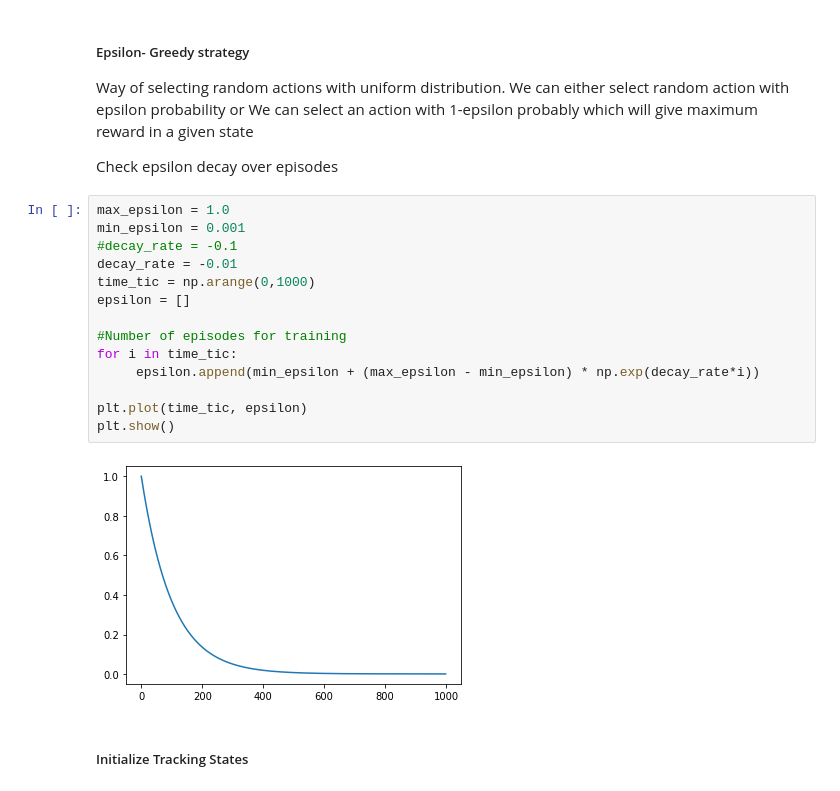
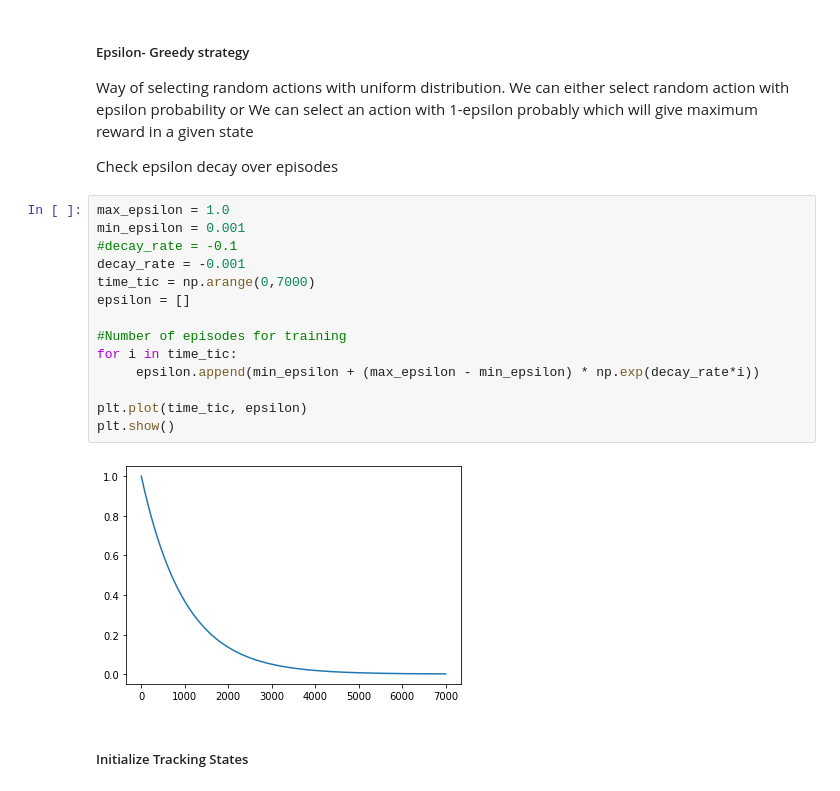
Before and after one commit to rramchan12/DeepRL-Scheduler-For-Taxi-Scheduling-Problem, a Jupyter notebook: DQN_Agent_Arch1_TFv1.ipynb, the cells around one changed output. Drawn from its saved outputs; the diff is of its cells as text.

```diff
--- a/DQN_Agent_Arch1_TFv1.ipynb
+++ b/DQN_Agent_Arch1_TFv1.ipynb
@@ -175,19 +202,19 @@ Check epsilon decay over episodes
 # %%
 max_epsilon = 1.0
 min_epsilon = 0.001
 #decay_rate = -0.1
-decay_rate = -0.01
-time_tic = np.arange(0,1000)
+decay_rate = -0.001
+time_tic = np.arange(0,7000)
 epsilon = []
 
 #Number of episodes for training
 for i in time_tic:
      epsilon.append(min_epsilon + (max_epsilon - min_epsilon) * np.exp(decay_rate*i))
 
 plt.plot(time_tic, epsilon)
 plt.show()
 # %% [output]
-[figure, old version]
+[figure, new version]
 # %% [markdown]
 
 ##### Initialize Tracking States
```
Also changed, not shown: parts of 27 cells of this notebook.
